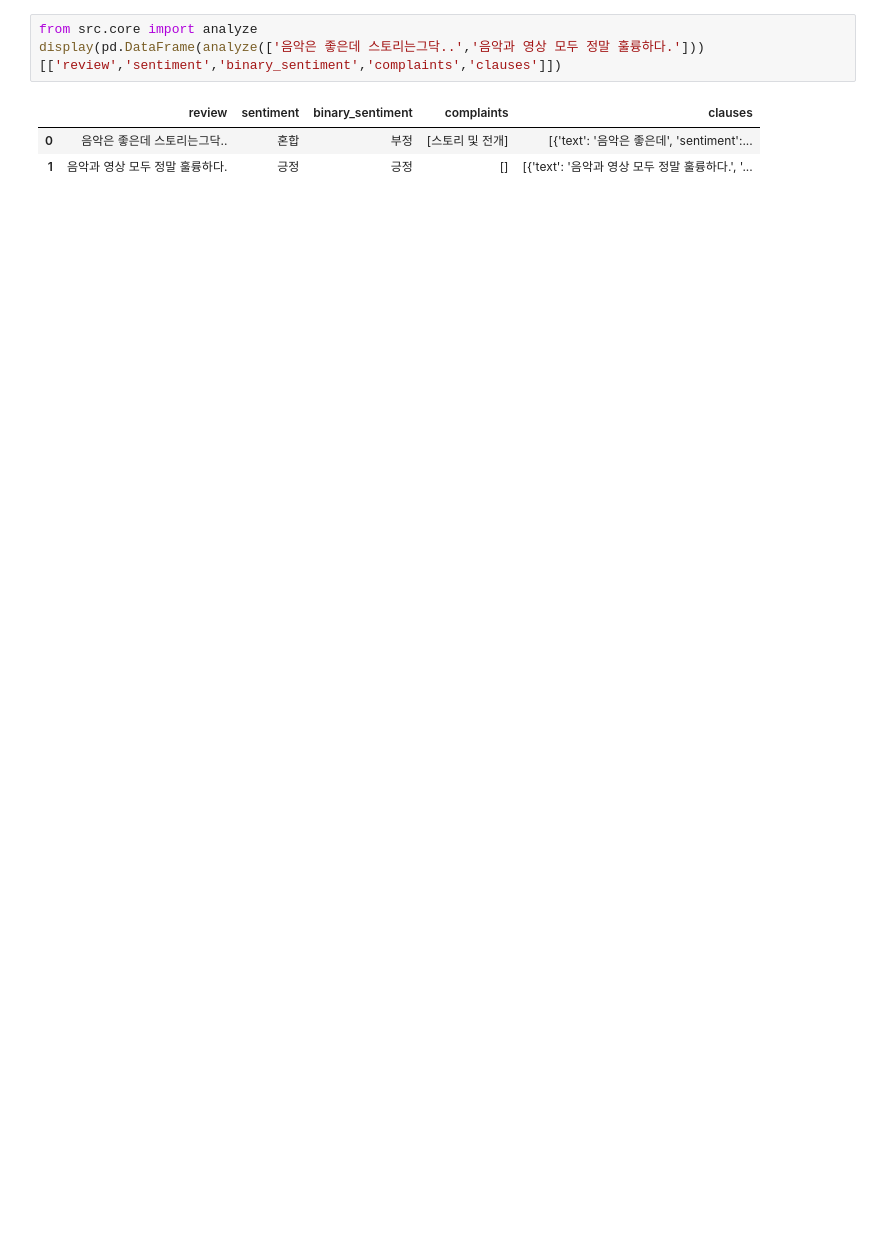
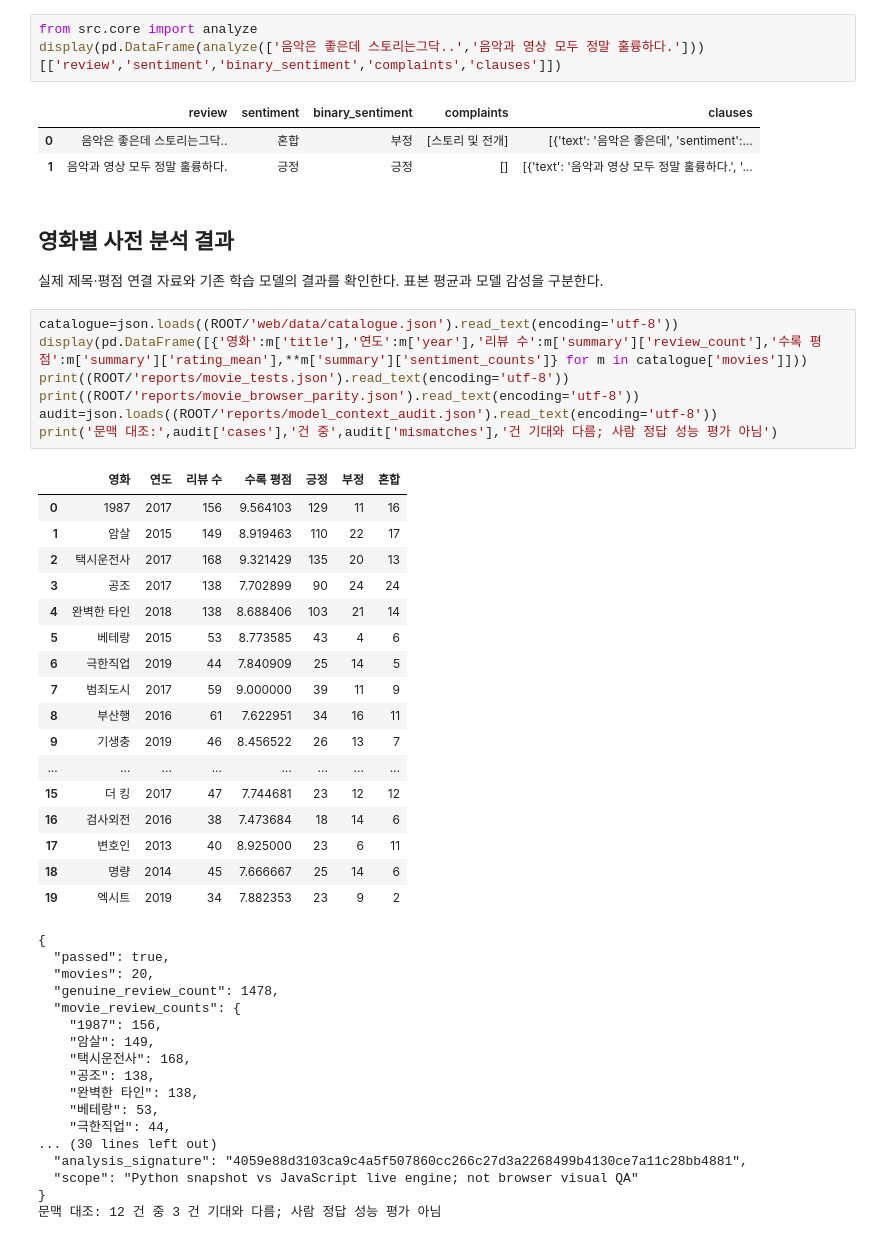
Before and after one commit to 030217zerogirl-lang/review-insight-ai-202335217, a Jupyter notebook: notebooks/01_executed_results.ipynb, the cells around one changed output. Saved outputs shown, nothing was run; the diff lists cells and outputs as text; blank space fills up the shorter version.

Commit message:
Complete movie review platform and presentation submission artifacts

```diff
--- a/notebooks/01_executed_results.ipynb
+++ b/notebooks/01_executed_results.ipynb
@@ -104,3 +104,48 @@ display(pd.DataFrame(analyze(['음악은 좋은데 스토리는그닥..','음악
 |  | review | sentiment | binary_sentiment | complaints | clauses |
 | 0 | 음악은 좋은데 스토리는그닥.. | 혼합 | 부정 | [스토리 및 전개] | [{'text': '음악은 좋은데', 'sentiment':... |
 | 1 | 음악과 영상 모두 정말 훌륭하다. | 긍정 | 긍정 | [] | [{'text': '음악과 영상 모두 정말 훌륭하다.', '... |
+# %% [markdown]
+## 영화별 사전 분석 결과
+실제 제목·평점 연결 자료와 기존 학습 모델의 결과를 확인한다. 표본 평균과 모델 감성을 구분한다.
+# %%
+catalogue=json.loads((ROOT/'web/data/catalogue.json').read_text(encoding='utf-8'))
+display(pd.DataFrame([{'영화':m['title'],'연도':m['year'],'리뷰 수':m['summary']['review_count'],'수록 평점':m['summary']['rating_mean'],**m['summary']['sentiment_counts']} for m in catalogue['movies']]))
+print((ROOT/'reports/movie_tests.json').read_text(encoding='utf-8'))
+print((ROOT/'reports/movie_browser_parity.json').read_text(encoding='utf-8'))
+audit=json.loads((ROOT/'reports/model_context_audit.json').read_text(encoding='utf-8'))
+print('문맥 대조:',audit['cases'],'건 중',audit['mismatches'],'건 기대와 다름; 사람 정답 성능 평가 아님')
+# %% [output]
+|  | 영화 | 연도 | 리뷰 수 | 수록 평점 | 긍정 | 부정 | 혼합 |
+| 0 | 1987 | 2017 | 156 | 9.564103 | 129 | 11 | 16 |
+| 1 | 암살 | 2015 | 149 | 8.919463 | 110 | 22 | 17 |
+| 2 | 택시운전사 | 2017 | 168 | 9.321429 | 135 | 20 | 13 |
+| 3 | 공조 | 2017 | 138 | 7.702899 | 90 | 24 | 24 |
+| 4 | 완벽한 타인 | 2018 | 138 | 8.688406 | 103 | 21 | 14 |
+| 5 | 베테랑 | 2015 | 53 | 8.773585 | 43 | 4 | 6 |
+| 6 | 극한직업 | 2019 | 44 | 7.840909 | 25 | 14 | 5 |
+| 7 | 범죄도시 | 2017 | 59 | 9.000000 | 39 | 11 | 9 |
+| 8 | 부산행 | 2016 | 61 | 7.622951 | 34 | 16 | 11 |
+| 9 | 기생충 | 2019 | 46 | 8.456522 | 26 | 13 | 7 |
+| ... | ... | ... | ... | ... | ... | ... | ... |
+| 15 | 더 킹 | 2017 | 47 | 7.744681 | 23 | 12 | 12 |
+| 16 | 검사외전 | 2016 | 38 | 7.473684 | 18 | 14 | 6 |
+| 17 | 변호인 | 2013 | 40 | 8.925000 | 23 | 6 | 11 |
+| 18 | 명량 | 2014 | 45 | 7.666667 | 25 | 14 | 6 |
+| 19 | 엑시트 | 2019 | 34 | 7.882353 | 23 | 9 | 2 |
+{
+  "passed": true,
+  "movies": 20,
+  "genuine_review_count": 1478,
+  "movie_review_counts": {
+    "1987": 156,
+    "암살": 149,
+    "택시운전사": 168,
+    "공조": 138,
+    "완벽한 타인": 138,
+    "베테랑": 53,
+    "극한직업": 44,
+... (30 lines left out)
+  "analysis_signature": "4059e88d3103ca9c4a5f507860cc266c27d3a2268499b4130ce7a11c28bb4881",
+  "scope": "Python snapshot vs JavaScript live engine; not browser visual QA"
+}
+문맥 대조: 12 건 중 3 건 기대와 다름; 사람 정답 성능 평가 아님
```
Also changed, not shown: parts of 1 cell of this notebook, 28 other files.
